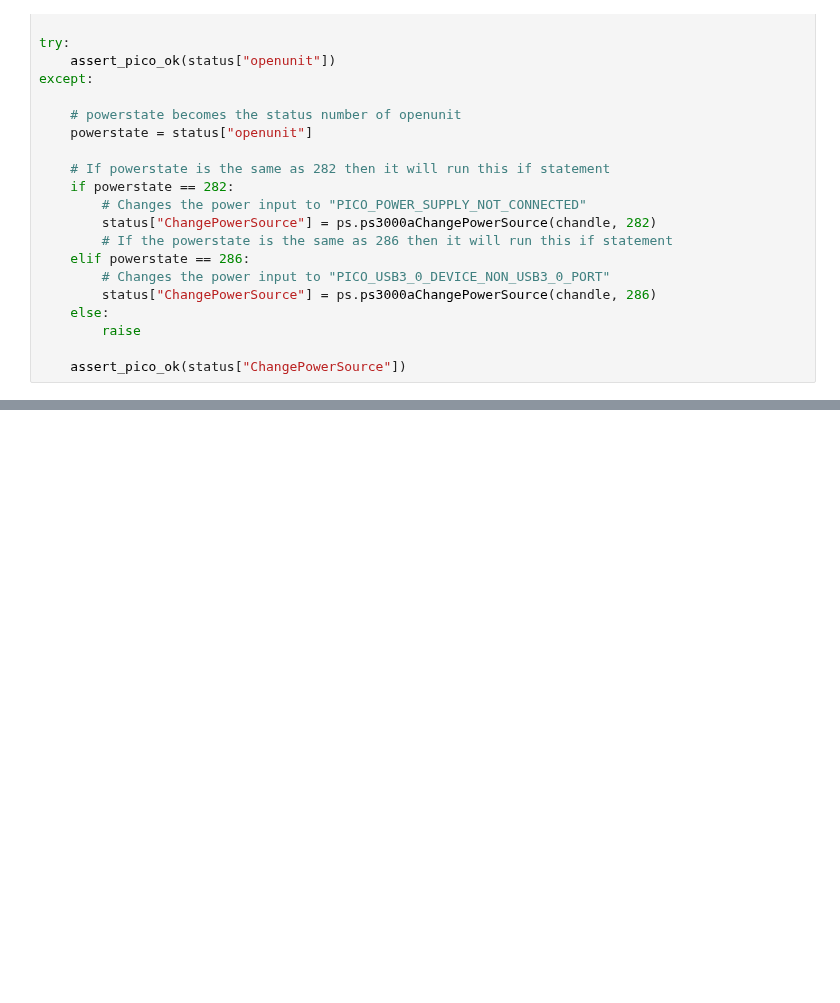
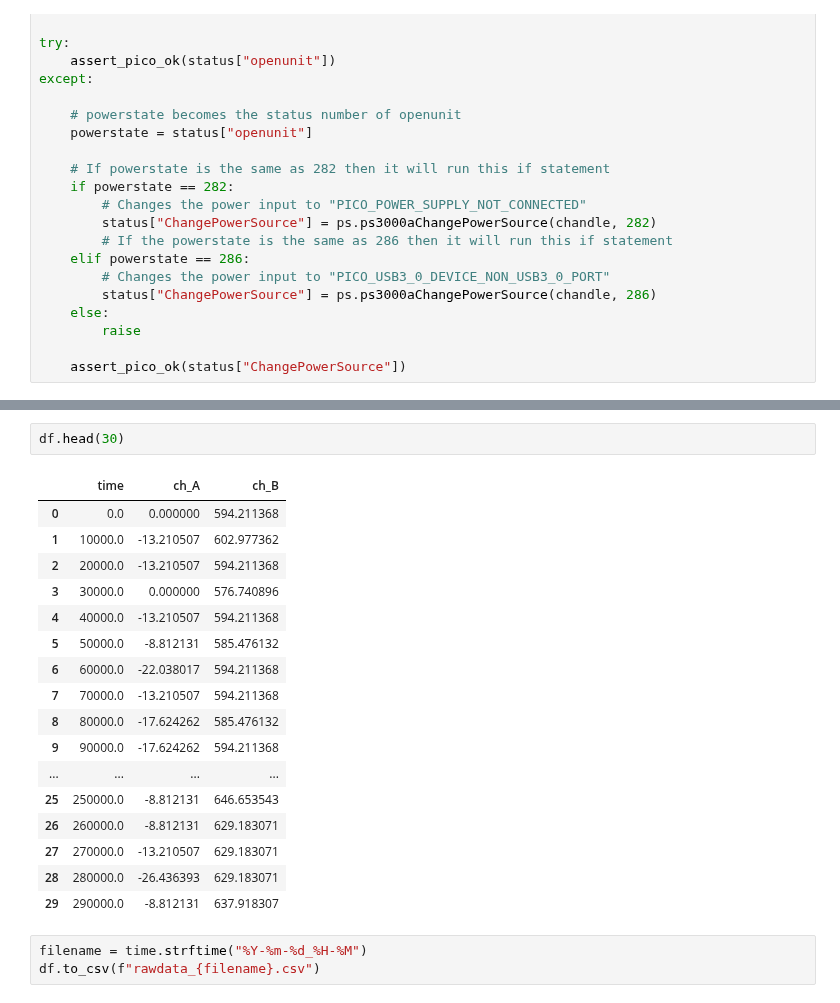
Before and after one commit to BuslaySt/Epstein, a Jupyter notebook: FastGenAndBlock.ipynb, the cells around one changed output, grey strips where cells are left out. Drawn from its saved outputs; the diff is of its cells as text; blank space fills up the shorter version.

```diff
--- a/FastGenAndBlock.ipynb
+++ b/FastGenAndBlock.ipynb
@@ -177,3 +242,26 @@ plt.show()
+# %%
+df.head(30)
+# %% [output]
+|  | time | ch_A | ch_B |
+| 0 | 0.0 | 0.000000 | 594.211368 |
+| 1 | 10000.0 | -13.210507 | 602.977362 |
+| 2 | 20000.0 | -13.210507 | 594.211368 |
+| 3 | 30000.0 | 0.000000 | 576.740896 |
+| 4 | 40000.0 | -13.210507 | 594.211368 |
+| 5 | 50000.0 | -8.812131 | 585.476132 |
+| 6 | 60000.0 | -22.038017 | 594.211368 |
+| 7 | 70000.0 | -13.210507 | 594.211368 |
+| 8 | 80000.0 | -17.624262 | 585.476132 |
+| 9 | 90000.0 | -17.624262 | 594.211368 |
+| ... | ... | ... | ... |
+| 25 | 250000.0 | -8.812131 | 646.653543 |
+| 26 | 260000.0 | -8.812131 | 629.183071 |
+| 27 | 270000.0 | -13.210507 | 629.183071 |
+| 28 | 280000.0 | -26.436393 | 629.183071 |
+| 29 | 290000.0 | -8.812131 | 637.918307 |
+# %%
+filename = time.strftime("%Y-%m-%d_%H-%M")
+df.to_csv(f"rawdata_{filename}.csv")
 # %%
 # Stops the scope
 # Handle = chandle
```
Also changed, not shown: parts of 9 cells of this notebook.
